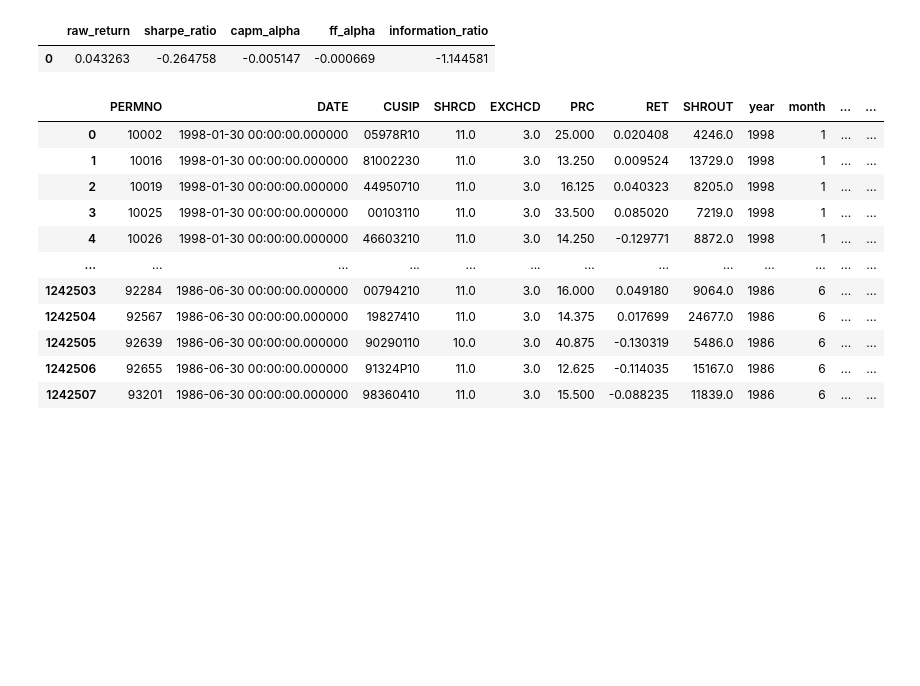
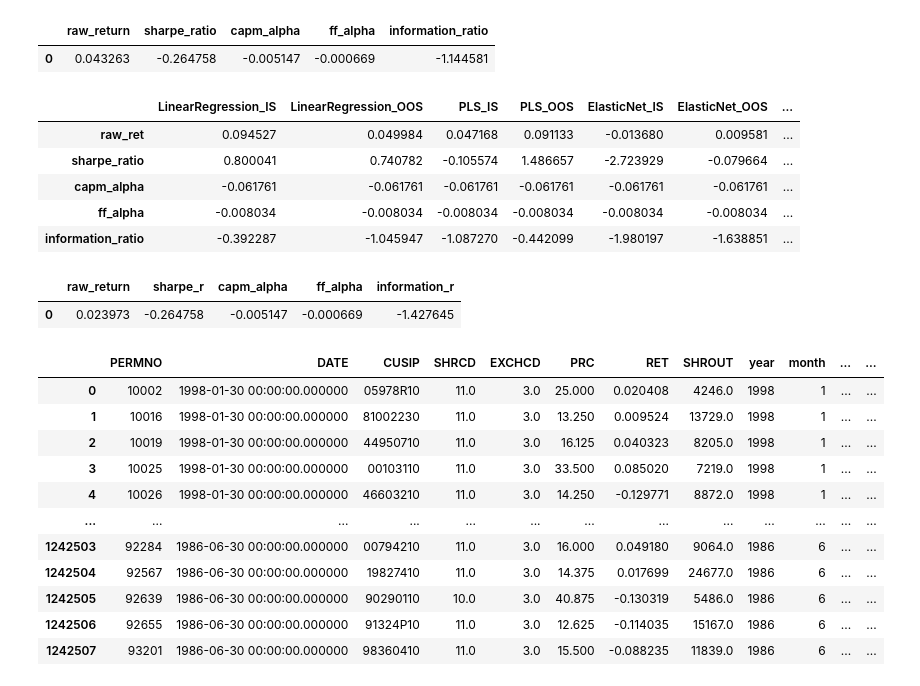
Before and after one commit to yiyun-sj/factor-trading, a Jupyter notebook: factor-trading.ipynb, the cells around one changed output. Drawn from its saved outputs; the diff is of its cells as text; code cells hidden in the pictures; blank space fills up the shorter version.

Commit message:
all performance stats

```diff
--- a/factor-trading.ipynb
+++ b/factor-trading.ipynb
@@ -1302,3 +1345,49 @@ CAPM alpha: -0.005146722774515812,  p-value: 0.0
+# %%
+lr_is = pd.read_csv('portfolio_returns/LinearRegression_IS_ret.csv')
+lr_oos = pd.read_csv('portfolio_returns/LinearRegression_OOS_ret.csv')
+gb_is = pd.read_csv('portfolio_returns/GradientBoosting_IS_ret.csv')
+gb_oos = pd.read_csv('portfolio_returns/GradientBoosting_OOS_ret.csv')
+en_is = pd.read_csv('portfolio_returns/ElasticNet_IS_ret.csv')
+en_oos = pd.read_csv('portfolio_returns/ElasticNet_OOS_ret.csv')
+pls_is = pd.read_csv('portfolio_returns/PLS_IS_ret.csv')
+pls_oos = pd.read_csv('portfolio_returns/PLS_OOS_ret.csv')
+rf_is = pd.read_csv('portfolio_returns/RandomForest_IS_ret.csv')
+rf_oos = pd.read_csv('portfolio_returns/RandomForest_OOS_ret.csv')
+
+portfolios = {
+    "LinearRegression_IS" : lr_is,
+    "LinearRegression_OOS": lr_oos,
+    "PLS_IS": pls_is,
+    "PLS_OOS": pls_oos,
+    "ElasticNet_IS": en_is,
+    "ElasticNet_OOS": en_oos,
+    "RandomForest_IS": rf_is,
+    "RandomForest_OOS": rf_oos,
+    "GradientBoosting_IS": gb_is,
+    "GradientBoosting_OOS": gb_oos,
+}
+# %%
+columns = []
+for port, port_rets in portfolios.items():
+    stats = performance_stats(port_rets, assets.fact.copy())
+    stats = pd.Series(stats, index=['raw_ret', 'sharpe_ratio', 'capm_alpha', 'ff_alpha', 'information_ratio'])
+    stats.name = port
+    columns.append(stats)
+
+all_analytics = pd.concat(columns, axis=1)
+all_analytics
+# %% [output]
+|  | LinearRegression_IS | LinearRegression_OOS | PLS_IS | PLS_OOS | ElasticNet_IS | ElasticNet_OOS | ... |
+| raw_ret | 0.094527 | 0.049984 | 0.047168 | 0.091133 | -0.013680 | 0.009581 | ... |
+| sharpe_ratio | 0.800041 | 0.740782 | -0.105574 | 1.486657 | -2.723929 | -0.079664 | ... |
+| capm_alpha | -0.061761 | -0.061761 | -0.061761 | -0.061761 | -0.061761 | -0.061761 | ... |
+| ff_alpha | -0.008034 | -0.008034 | -0.008034 | -0.008034 | -0.008034 | -0.008034 | ... |
+| information_ratio | -0.392287 | -1.045947 | -1.087270 | -0.442099 | -1.980197 | -1.638851 | ... |
+# %%
+performance_stats(portfolio_returns, assets.fact.copy())
+# %% [output]
+|  | raw_return | sharpe_r | capm_alpha | ff_alpha | information_r |
+| 0 | 0.023973 | -0.264758 | -0.005147 | -0.000669 | -1.427645 |
 # %%
 assets.data
 # %% [output]
```
Also changed, not shown: parts of 3 cells of this notebook, 10 other files.
